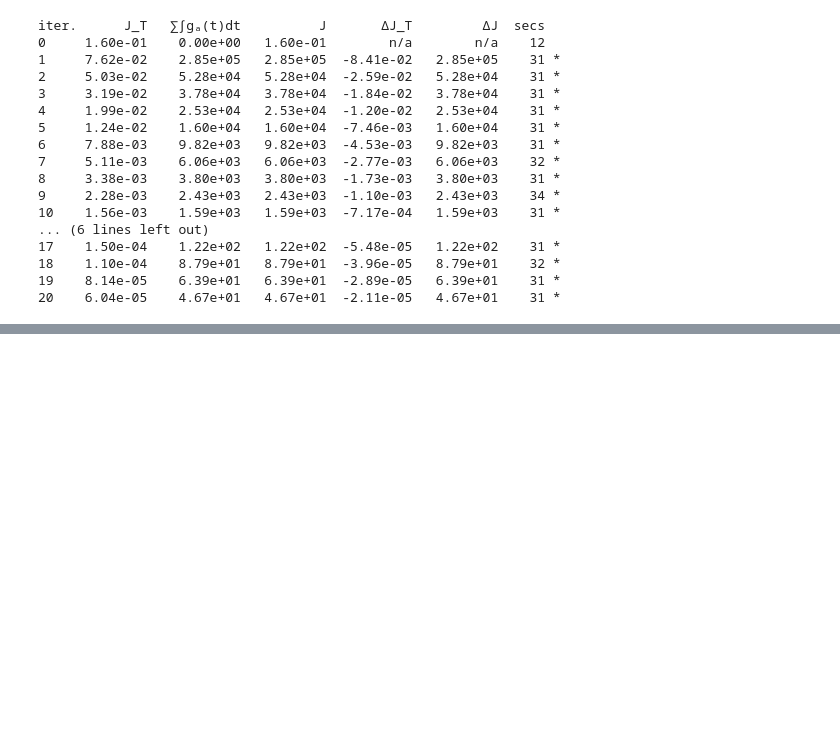
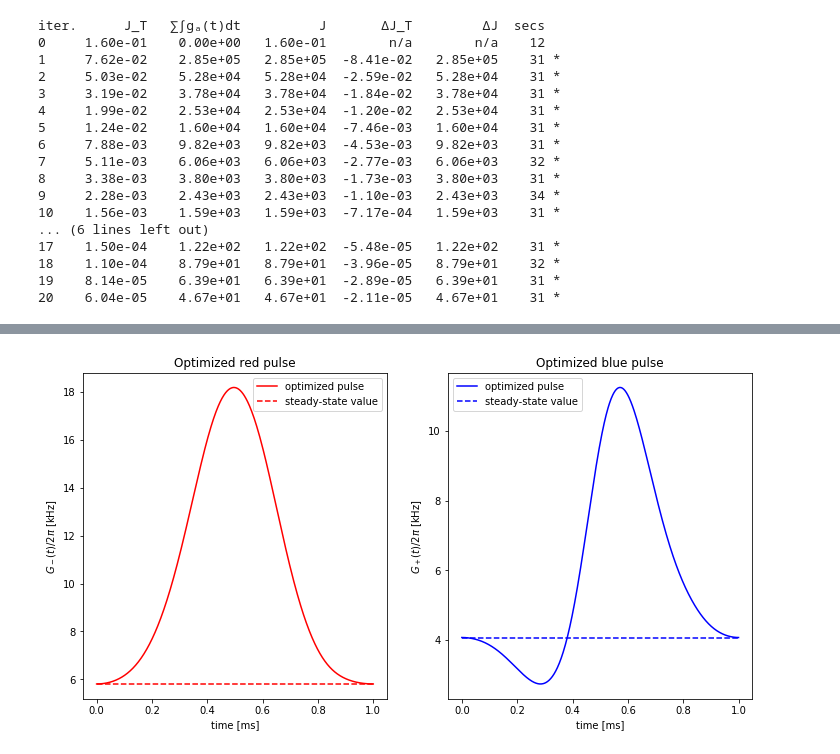
Before and after one commit to LucaTalamo/phys5070_final_project, a Jupyter notebook: mixed_state_optomechanical_squeezing.ipynb, the cells around one changed output, grey strips where cells are left out. Drawn from its saved outputs; the diff is of its cells as text; code cells hidden in the pictures; blank space fills up the shorter version.

```diff
--- a/mixed_state_optomechanical_squeezing.ipynb
+++ b/mixed_state_optomechanical_squeezing.ipynb
@@ -365,0 +314,87 @@ plt.show()
+# %%
+# store red and blue pulses
+
+Gminus = opt_result.optimized_objectives[0].H[0][1] # optimized red pulse array
+Gplus = opt_result.optimized_objectives[0].H[1][1] # optimized blue pulse array
+
+## plot pulse sequences
+fig, (ax1, ax2) = plt.subplots(1,2,figsize = (12,6))
+
+ax1.plot(
+    tlist2 * 1000,
+    Gminus / 1000 / 2 / np.pi,
+    label=r'optimized pulse',
+    color = 'red'
+)
+ax1.plot(
+    tlist2 * 1000,
+    Gminus0* np.ones_like(tlist2) / 1000 / 2 / np.pi,
+    label=r'steady-state value',
+    color = 'red',
+    linestyle = '--'
+)
+ax1.legend(loc = 'best')
+ax1.set_xlabel('time [ms]')
+ax1.set_ylabel(r'$G_-(t)/2\pi$ [kHz]')
+ax1.set_title('Optimized red pulse')
+
+ax2.plot(
+    tlist2 * 1000,
+    Gplus / 1000 / 2 / np.pi,
+    label=r'optimized pulse',
+    color = 'blue'
+)
+ax2.plot(
+    tlist2 * 1000,
+    Gplus0* np.ones_like(tlist2) / 1000 / 2 / np.pi,
+    label=r'steady-state value',
+    color = 'blue',
+    linestyle = '--'
+)
+ax2.legend(loc = 'best')
+ax2.set_xlabel('time [ms]')
+ax2.set_ylabel(r'$G_+(t)/2\pi$ [kHz]')
+ax2.set_title('Optimized blue pulse')
+plt.show()
+
+# supplementary driving plots
+fig, (ax1, ax2) = plt.subplots(1,2,figsize = (12,6))
+
+ax1.plot(
+    tlist2 * 1000,
+    np.divide(Gplus, Gminus),
+    label=r'optimized pulses',
+    color = 'black'
+)
+ax1.plot(
+    tlist2 * 1000,
+    Gplus0/Gminus0 * np.ones_like(tlist2),
+    label=r'steady-state value',
+    color = 'black',
+    linestyle = '--'
+)
+ax1.legend(loc = 'best')
+ax1.set_xlabel('time [ms]')
+ax1.set_ylabel(r'$G_+(t)/G_-(t)$')
+ax1.set_title('Pulse amplitude ratios')
+
+ax2.plot(
+    tlist2 * 1000,
+    np.sqrt(Gminus**2 - Gplus**2) / 1000 / 2 / np.pi,
+    label=r'optimized pulse',
+    color = 'black'
+)
+ax2.plot(
+    tlist2 * 1000,
+    Gplus0* np.ones_like(tlist2) / 1000 / 2 / np.pi,
+    label=r'steady-state value',
+    color = 'black',
+    linestyle = '--'
+)
+ax2.legend(loc = 'best')
+ax2.set_xlabel('time [ms]')
+ax2.set_ylabel(r'$\sqrt{G_-^2(t) - G_+^2(t)}/2\pi$ [kHz]')
+ax2.set_title('Pulse amplitude difference of squares')
+plt.show()
+# %% [output]
+[figure, added]
```
Also changed, not shown: parts of 25 cells of this notebook.
